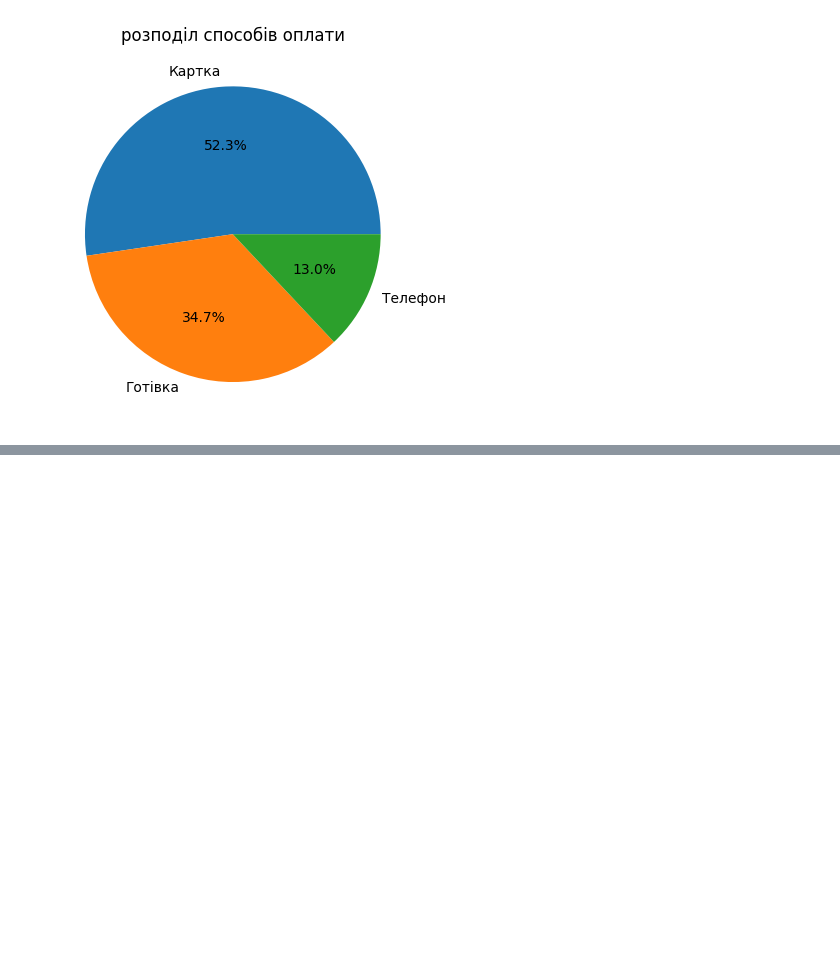
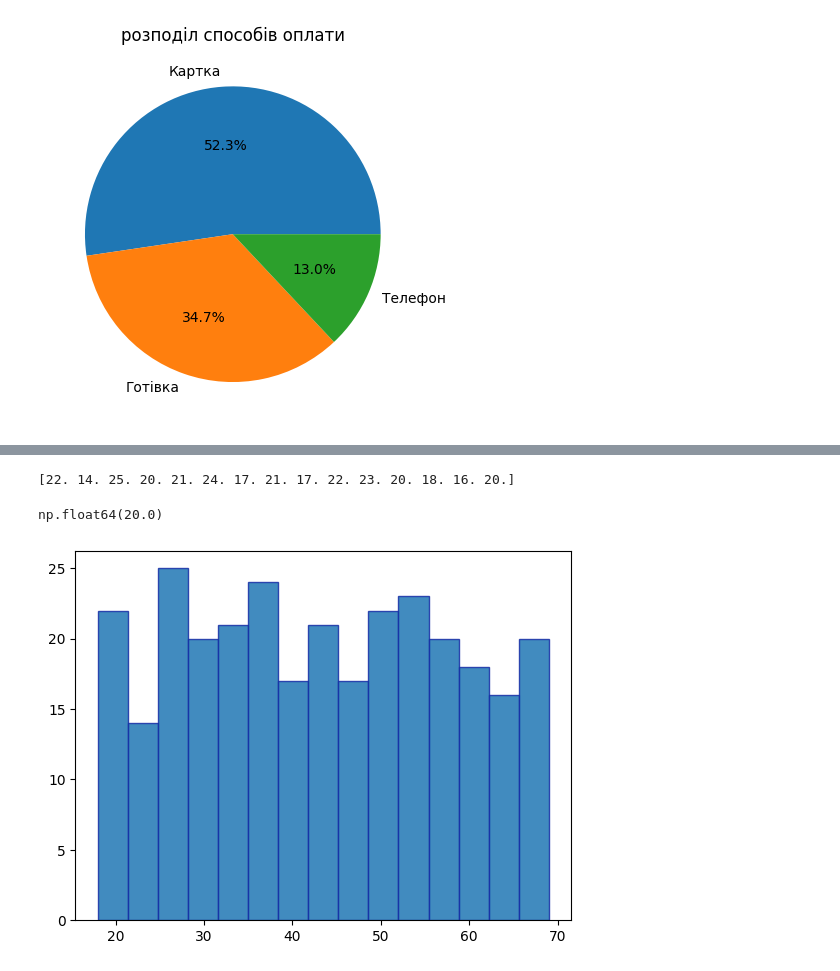
Before and after one commit to KsiuTretyakova/DTA-2026, a Jupyter notebook: project_store_sales_analysis/store_sales_analysis.ipynb, the cells around one changed output, grey strips where cells are left out. Cells and saved outputs as stored; diff of their text form; code cells hidden in the pictures; blank space fills up the shorter version.

```diff
--- a/project_store_sales_analysis/store_sales_analysis.ipynb
+++ b/project_store_sales_analysis/store_sales_analysis.ipynb
@@ -709,0 +804,18 @@ plt.show()
+# %%
+counts, bins, patches = plt.hist(
+    df['customer_age'],
+    bins=15,
+    # color="",
+    edgecolor="#162ea6",
+    alpha=0.85
+)
+
+print(counts)
+# print(bins)
+# print(patches)
+mean_counts = counts.mean()
+mean_counts
+# %% [output]
+[22. 14. 25. 20. 21. 24. 17. 21. 17. 22. 23. 20. 18. 16. 20.]
+np.float64(20.0)
+[figure, added]
```
Also changed, not shown: parts of 11 cells of this notebook.
